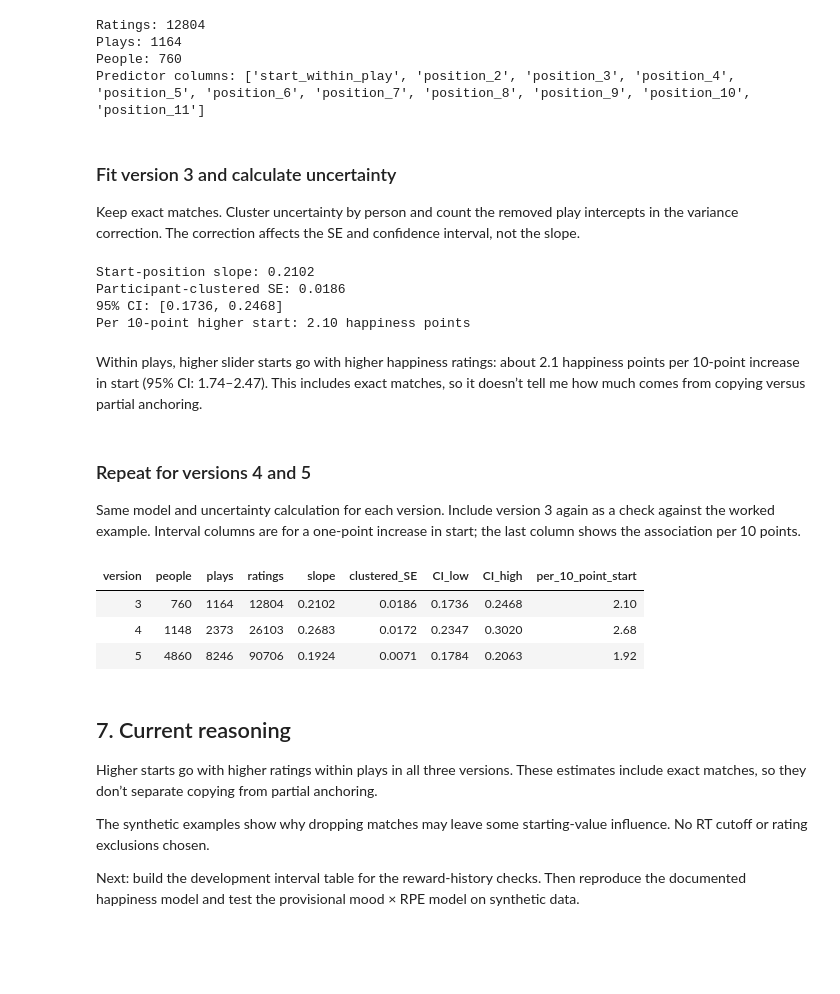
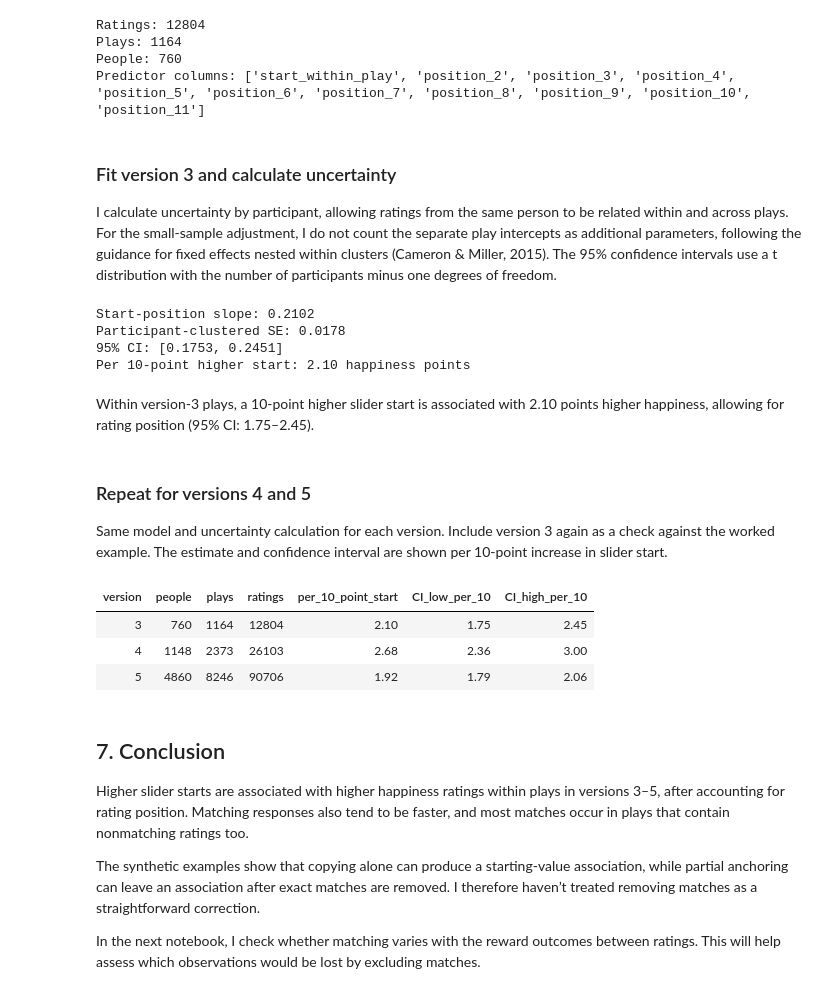
Before and after one commit to gustavbeen/mood-rpe-feasibility, a Jupyter notebook: notebooks/03_gbe_slider_measurement.ipynb, the cells around one changed output. Cells and saved outputs as stored; diff of their text form; code cells hidden in the pictures; blank space fills up the shorter version.

```diff
--- a/notebooks/03_gbe_slider_measurement.ipynb
+++ b/notebooks/03_gbe_slider_measurement.ipynb
@@ -462,7 +440,7 @@ for participant in participants:
             position_groups[key]["times"].append(play[row, 11])
             position_groups[key]["matches"].append(bool(np.isclose(
                 play[row, 9], play[row, 10], rtol=0, atol=1e-10
-            ))) # allows for floating point precision issues
+            )))
 
 position_summary = []
 
@@ -1231,29 +1173,29 @@ Predictor columns: ['start_within_play', 'position_2', 'position_3', 'position_4
 # %% [markdown]
 ### Fit version 3 and calculate uncertainty
 
-Keep exact matches. Cluster uncertainty by person and count the removed play intercepts in the variance correction. The correction affects the SE and confidence interval, not the slope.
+I calculate uncertainty by participant, allowing ratings from the same person to be related within and across plays. For the small-sample adjustment, I do not count the separate play intercepts as additional parameters, following the guidance for fixed effects nested within clusters (Cameron & Miller, 2015). The 95% confidence intervals use a t distribution with the number of participants minus one degrees of freedom.
 # %%
 from scipy.stats import t
 
-# apply ordinary least squares regression to the centered data, clustering standard errors by participant ID, since multiple ratings from the same participant can introduce correlation
+# fit the within-play regression
 fit_v3 = sm.OLS(y_within, X_within).fit(
     cov_type="cluster",
     cov_kwds={
         "groups": version3["id"],
-        "use_correction": False, # manual correction to account for small sample size
+        "use_correction": False,  # apply the correction manually below
     },
 )
 
-# small-sample correction, counting the removed play intercepts
+# count independent predictor columns after removing play means
 n_ratings = len(version3)
 n_plays = version3[play_keys].drop_duplicates().shape[0]
 n_people = version3["id"].nunique()
-n_predictors = np.linalg.matrix_rank(X_within.to_numpy()) # number of predictor columns, matrix rank because some cols may be reduntant
+n_predictors = np.linalg.matrix_rank(X_within.to_numpy()) # matrix rank because some cols may be redundant
 
 # adjustment to clustered variance estimate for the limited sample size
 correction = (
     n_people / (n_people - 1)
-    * (n_ratings - 1) / (n_ratings - n_plays - n_predictors)
+    * (n_ratings - 1) / (n_ratings - n_predictors)
 )
 
 slope = fit_v3.params["start_within_play"]
@@ -1265,8 +1207,7 @@ adjusted_variance = slope_variance * correction
 #convert to standard error
 se = np.sqrt(adjusted_variance)
 
-# using 95% two-sided confidence interval, so the upper boundary is at cumprob 1-0.025 = 0.975, ppf returns the t-value with 97.5% of the distribution to its left, slightly above 1.96 with 759 df (n_people - 1)
-#calculate confidence-interval margin
+# 95% interval using participant clusters
 margin = t.ppf(0.975, df=n_people - 1) * se
 
 print(f"Start-position slope: {slope:.4f}")
@@ -1275,15 +1216,15 @@ print(f"95% CI: [{slope - margin:.4f}, {slope + margin:.4f}]")
 print(f"Per 10-point higher start: {10 * slope:.2f} happiness points")
 # %% [output]
 Start-position slope: 0.2102
-Participant-clustered SE: 0.0186
-95% CI: [0.1736, 0.2468]
+Participant-clustered SE: 0.0178
+95% CI: [0.1753, 0.2451]
 Per 10-point higher start: 2.10 happiness points
 # %% [markdown]
-Within plays, higher slider starts go with higher happiness ratings: about 2.1 happiness points per 10-point increase in start (95% CI: 1.74–2.47). This includes exact matches, so it doesn’t tell me how much comes from copying versus partial anchoring.
+Within version-3 plays, a 10-point higher slider start is associated with 2.10 points higher happiness, allowing for rating position (95% CI: 1.75–2.45).
 # %% [markdown]
 ### Repeat for versions 4 and 5
 
-Same model and uncertainty calculation for each version. Include version 3 again as a check against the worked example. Interval columns are for a one-point increase in start; the last column shows the association per 10 points.
+Same model and uncertainty calculation for each version. Include version 3 again as a check against the worked example. The estimate and confidence interval are shown per 10-point increase in slider start.
 # %%
 # same model for each version, including version 3 as a cross-check
 version_model_rows = []
@@ -1292,7 +1233,7 @@ for version in (3, 4, 5):
     data = development_ratings[development_ratings["version"] == version].copy()
     play_keys = ["id", "available_play"]
 
-    # the transformation assumes the complete 11-position schedule checked earlier
+    # confirm that every play contains the expected 11 post-outcome ratings
     for _, play in data.groupby(play_keys):
         assert np.array_equal(np.sort(play["rating_position"]), np.arange(1, 12))
 
@@ -1310,57 +1251,46 @@ for version in (3, 4, 5):
     fit = sm.OLS(happiness_within, predictors_within).fit(
         cov_type="cluster",
         cov_kwds={"groups": data["id"], "use_correction": False},
     )
 
     n_ratings = len(data)
     n_plays = data[play_keys].drop_duplicates().shape[0]
     n_people = data["id"].nunique()
     n_predictors = np.linalg.matrix_rank(predictors_within.to_numpy())
     correction = (
         n_people / (n_people - 1)
-        * (n_ratings - 1) / (n_ratings - n_plays - n_predictors)
+        * (n_ratings - 1) / (n_ratings - n_predictors)
     )
 
     slope = fit.params["start_within_play"]
     slope_variance = fit.cov_params().loc["start_within_play", "start_within_play"]
     se = np.sqrt(slope_variance * correction)
     margin = t.ppf(0.975, df=n_people - 1) * se
 
     version_model_rows.append({
         "version": version,
         "people": n_people,
         "plays": n_plays,
         "ratings": n_ratings,
-        "slope": slope,
-        "clustered_SE": se,
-        "CI_low": slope - margin,
-        "CI_high": slope + margin,
         "per_10_point_start": 10 * slope,
+        "CI_low_per_10": 10 * (slope - margin),
+        "CI_high_per_10": 10 * (slope + margin),
     })
 
 version_model_summary = pd.DataFrame(version_model_rows)
 
-# should reproduce the separately worked-through version-3 estimate
-np.testing.assert_allclose(
-    version_model_summary.loc[version_model_summary["version"] == 3, "slope"].iloc[0],
-    fit_v3.params["start_within_play"], rtol=0, atol=1e-10,
-)
-
 version_model_summary.style.format({
-    "slope": "{:.4f}", "clustered_SE": "{:.4f}",
-    "CI_low": "{:.4f}", "CI_high": "{:.4f}",
-    "per_10_point_start": "{:.2f}",
-}).hide(axis="index")
+    "per_10_point_start": "{:.2f}", "CI_low_per_10": "{:.2f}", "CI_high_per_10": "{:.2f}"}).hide(axis="index")
 # %% [output]
-| version | people | plays | ratings | slope | clustered_SE | CI_low | CI_high | per_10_point_start |
-| 3 | 760 | 1164 | 12804 | 0.2102 | 0.0186 | 0.1736 | 0.2468 | 2.10 |
-| 4 | 1148 | 2373 | 26103 | 0.2683 | 0.0172 | 0.2347 | 0.3020 | 2.68 |
-| 5 | 4860 | 8246 | 90706 | 0.1924 | 0.0071 | 0.1784 | 0.2063 | 1.92 |
+| version | people | plays | ratings | per_10_point_start | CI_low_per_10 | CI_high_per_10 |
+| 3 | 760 | 1164 | 12804 | 2.10 | 1.75 | 2.45 |
+| 4 | 1148 | 2373 | 26103 | 2.68 | 2.36 | 3.00 |
+| 5 | 4860 | 8246 | 90706 | 1.92 | 1.79 | 2.06 |
 # %% [markdown]
-## 7. Current reasoning
+## 7. Conclusion
 
-Higher starts go with higher ratings within plays in all three versions. These estimates include exact matches, so they don’t separate copying from partial anchoring.
+Higher slider starts are associated with higher happiness ratings within plays in versions 3–5, after accounting for rating position. Matching responses also tend to be faster, and most matches occur in plays that contain nonmatching ratings too.
 
-The synthetic examples show why dropping matches may leave some starting-value influence. No RT cutoff or rating exclusions chosen.
+The synthetic examples show that copying alone can produce a starting-value association, while partial anchoring can leave an association after exact matches are removed. I therefore haven’t treated removing matches as a straightforward correction.
 
-Next: build the development interval table for the reward-history checks. Then reproduce the documented happiness model and test the provisional mood × RPE model on synthetic data.
+In the next notebook, I check whether matching varies with the reward outcomes between ratings. This will help assess which observations would be lost by excluding matches.
```
Also changed, not shown: parts of 53 cells of this notebook, 10 other files.
